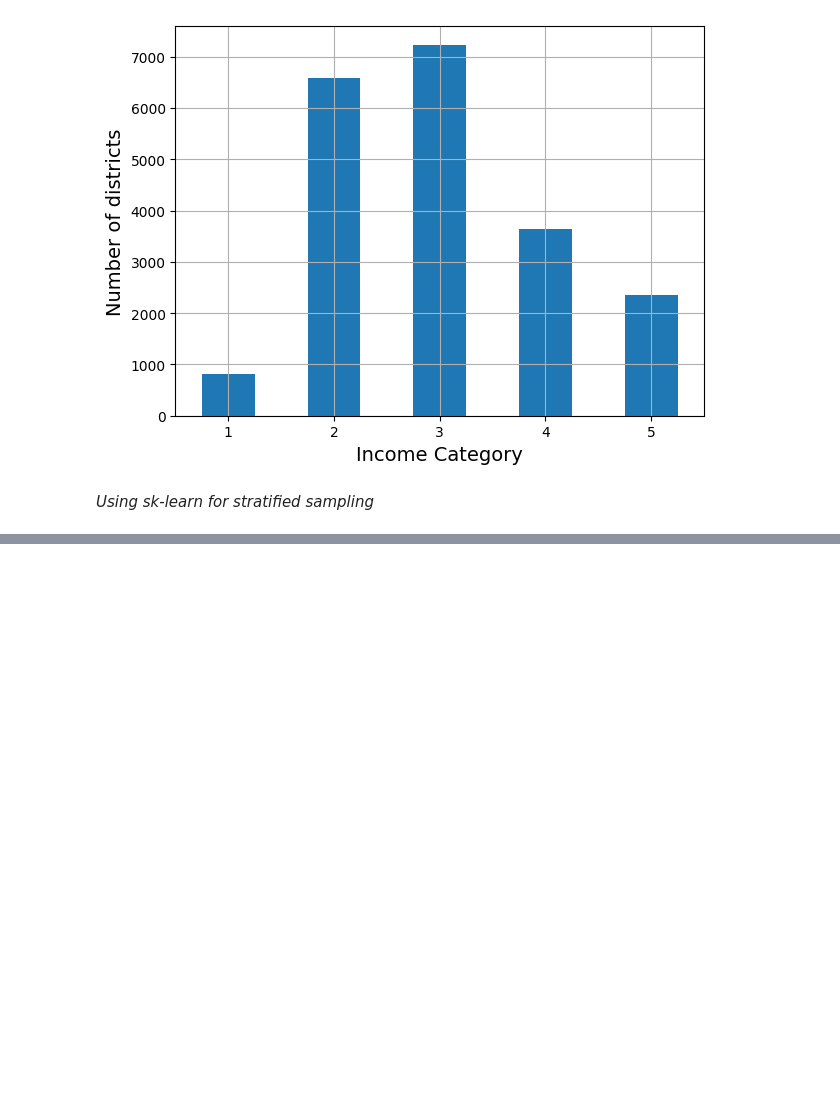
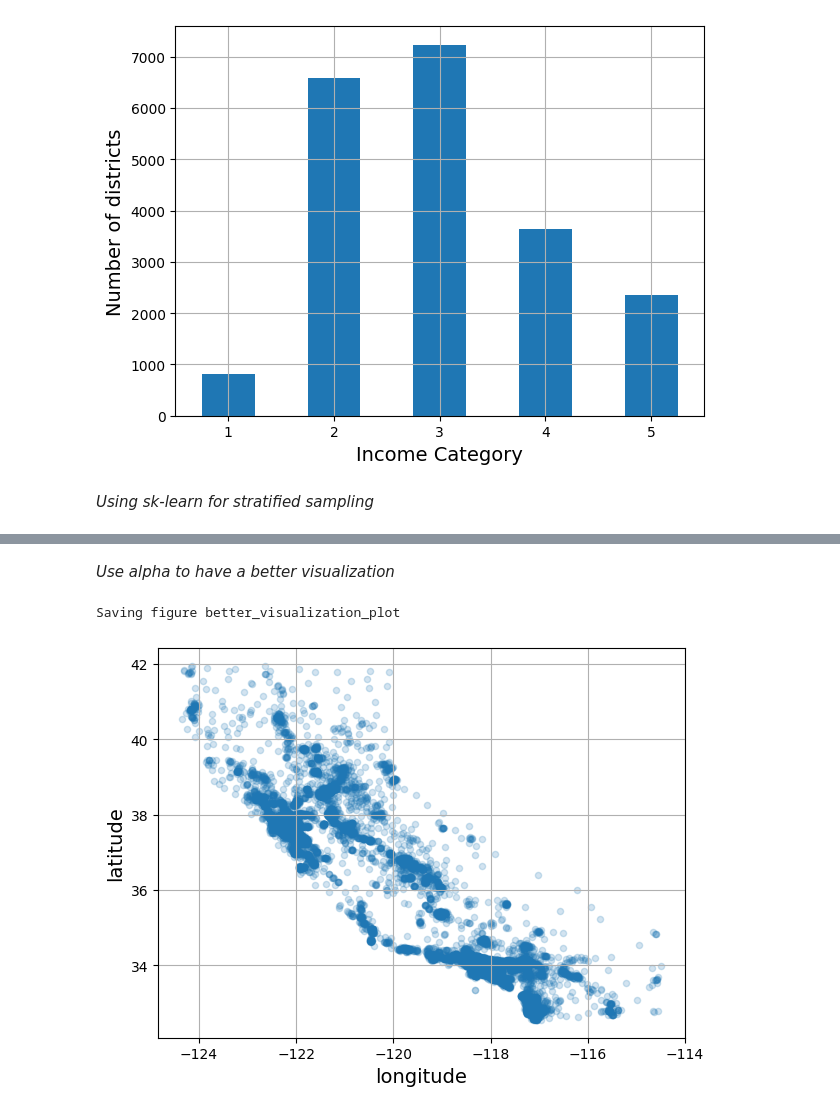
Before and after one commit to deexth/Pyt, a Jupyter notebook: chpt2_hml.ipynb, the cells around one changed output, grey strips where cells are left out. Cells and saved outputs as stored; diff of their text form; code cells hidden in the pictures; blank space fills up the shorter version.

```diff
--- a/chpt2_hml.ipynb
+++ b/chpt2_hml.ipynb
@@ -230,0 +316,8 @@ Saving figure income_cat_bar_plot
+# %% [markdown]
+*Use alpha to have a better visualization*
+# %%
+housing.plot(kind="scatter", x="longitude", y="latitude", alpha=0.2, grid=True)
+plt.show()
+# %% [output]
+Saving figure better_visualization_plot
+[figure, added]
```
Also changed, not shown: parts of 22 cells of this notebook.
